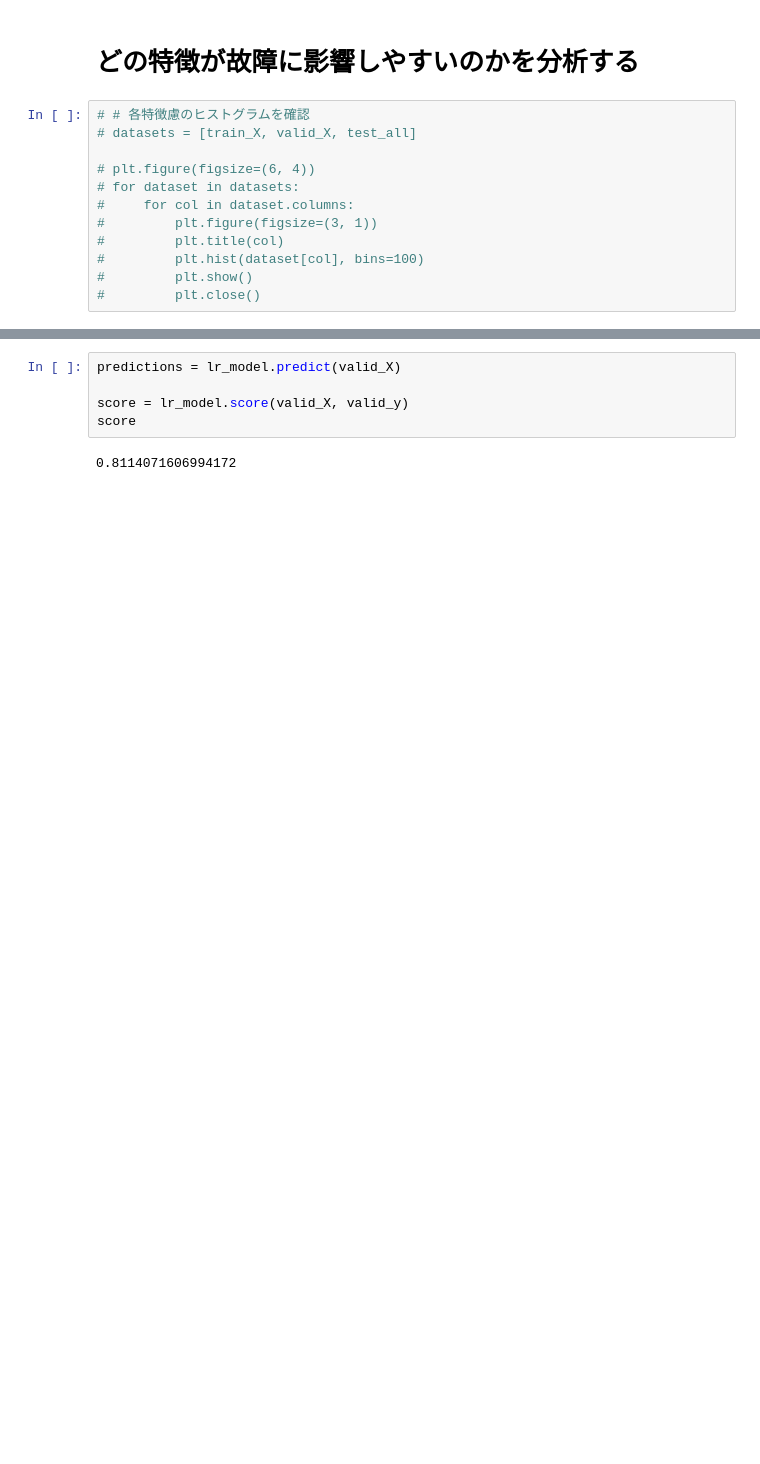
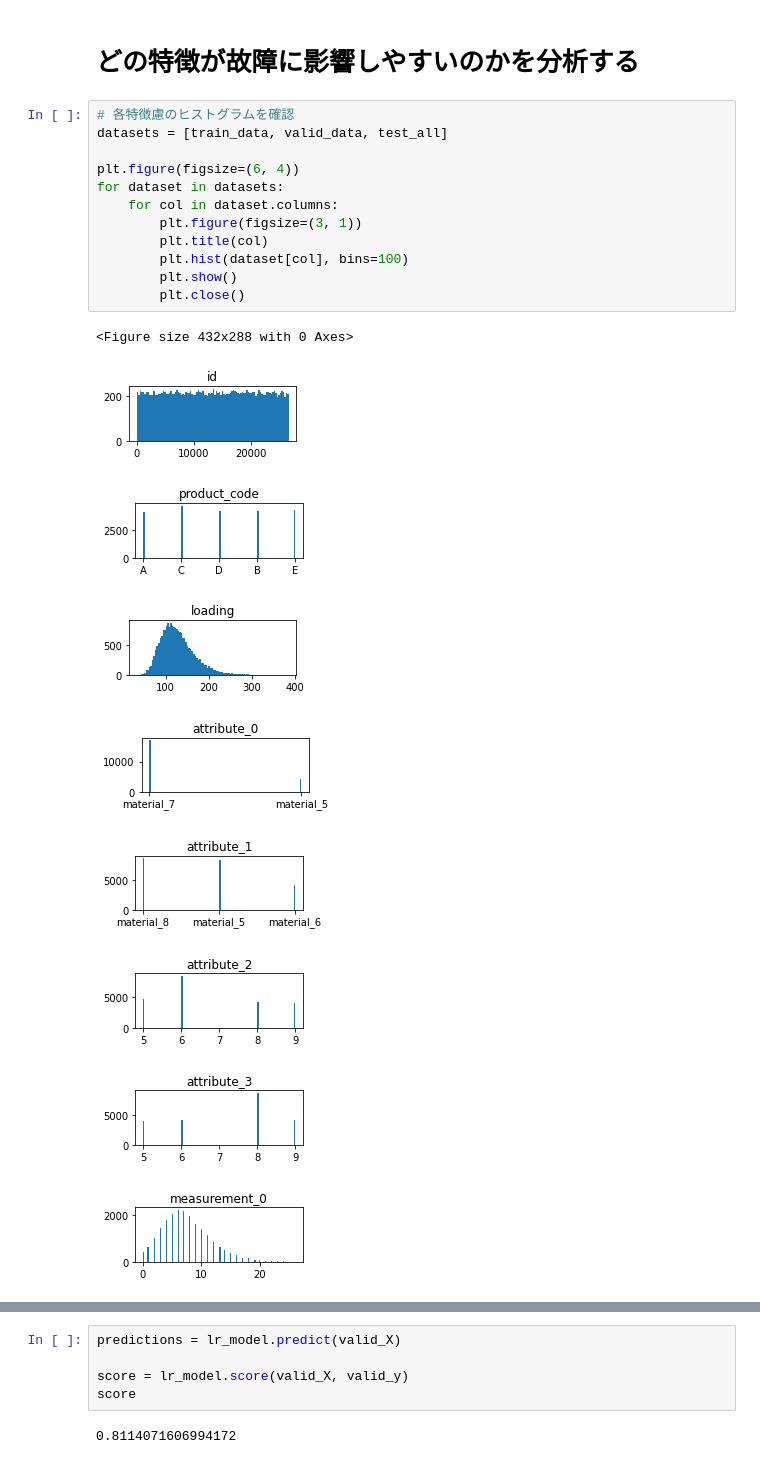
Before and after one commit to nakedtatsuya/kaggle, a Jupyter notebook: tabular_playground_series_2022/main.ipynb, the cells around one changed output, grey strips where cells are left out. Saved outputs shown, nothing was run; the diff lists cells and outputs as text; blank space fills up the shorter version.

```diff
--- a/tabular_playground_series_2022/main.ipynb
+++ b/tabular_playground_series_2022/main.ipynb
@@ -26,14 +20,24 @@ train_X = train_all
 # %% [markdown]
 # どの特徴が故障に影響しやすいのかを分析する
 # %%
-# # 各特徴慮のヒストグラムを確認
-# datasets = [train_X, valid_X, test_all]
+# 各特徴慮のヒストグラムを確認
+datasets = [train_data, valid_data, test_all]
 
-# plt.figure(figsize=(6, 4))
-# for dataset in datasets:
-#     for col in dataset.columns:
-#         plt.figure(figsize=(3, 1))
-#         plt.title(col)
-#         plt.hist(dataset[col], bins=100)
-#         plt.show()
-#         plt.close()
+plt.figure(figsize=(6, 4))
+for dataset in datasets:
+    for col in dataset.columns:
+        plt.figure(figsize=(3, 1))
+        plt.title(col)
+        plt.hist(dataset[col], bins=100)
+        plt.show()
+        plt.close()
+# %% [output]
+<Figure size 432x288 with 0 Axes>
+[figure, added]
+[figure, added]
+[figure, added]
+[figure, added]
+[figure, added]
+[figure, added]
+[figure, added]
+[figure, added]
```
Also changed, not shown: parts of 17 cells of this notebook, 2 other files.
